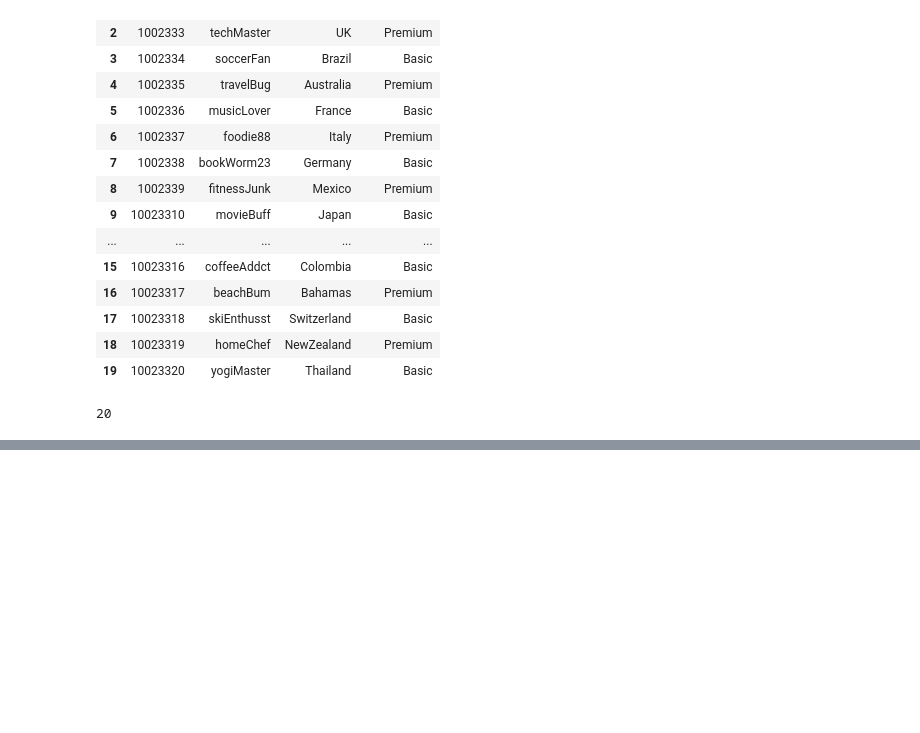
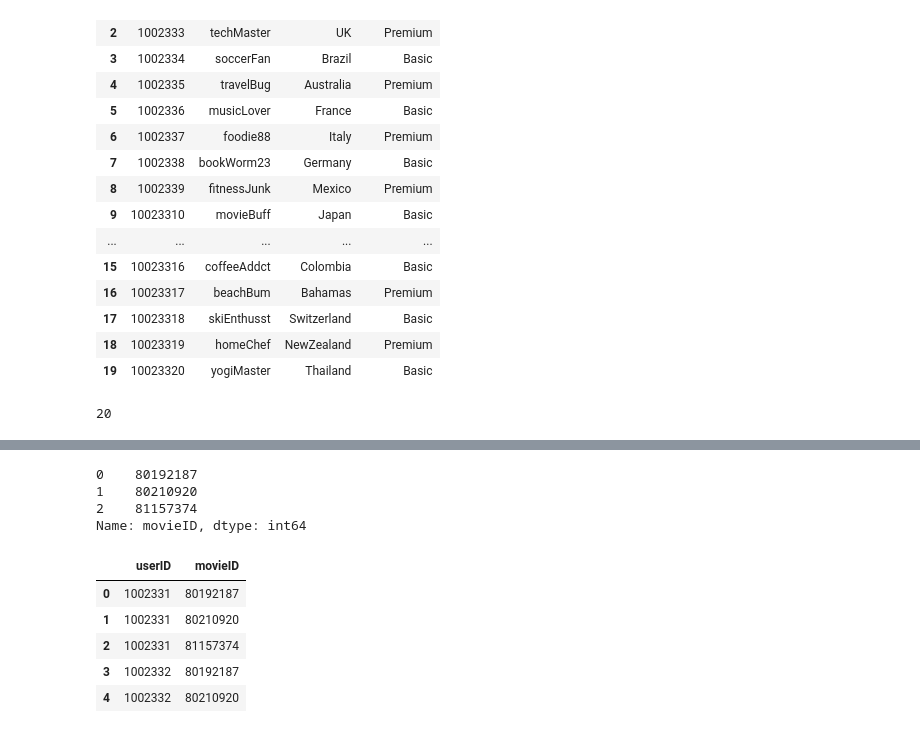
Before and after one commit to cgabrielcp/AnalisisDeDatos31, a Jupyter notebook: Sesion3/ETL/ETL.ipynb, the cells around one changed output, grey strips where cells are left out. Saved outputs shown, nothing was run; the diff lists cells and outputs as text; code cells hidden in the pictures; blank space fills up the shorter version.

```diff
--- a/Sesion3/ETL/ETL.ipynb
+++ b/Sesion3/ETL/ETL.ipynb
@@ -145,0 +169,18 @@ users.to_sql('dimUser', conn_dw, if_exists = 'append', index=False)
+# %%
+movies_id=movies_data['movieID']
+movies_id
+# %% [output]
+0    80192187
+1    80210920
+2    81157374
+Name: movieID, dtype: int64
+# %%
+watchs_data = pd.merge(user_id, movies_id, how ='cross')
+watchs_data.head()
+# %% [output]
+|  | userID | movieID |
+| 0 | 1002331 | 80192187 |
+| 1 | 1002331 | 80210920 |
+| 2 | 1002331 | 81157374 |
+| 3 | 1002332 | 80192187 |
+| 4 | 1002332 | 80210920 |
```
Also changed, not shown: parts of 7 cells of this notebook.
